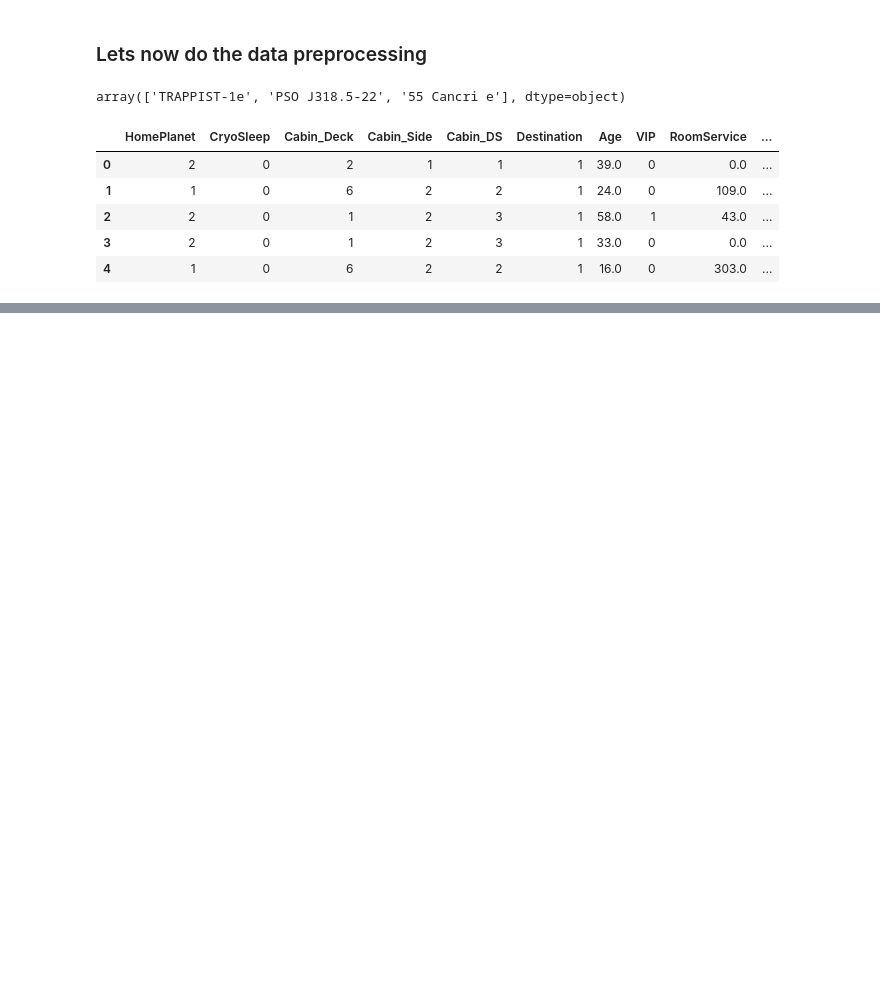
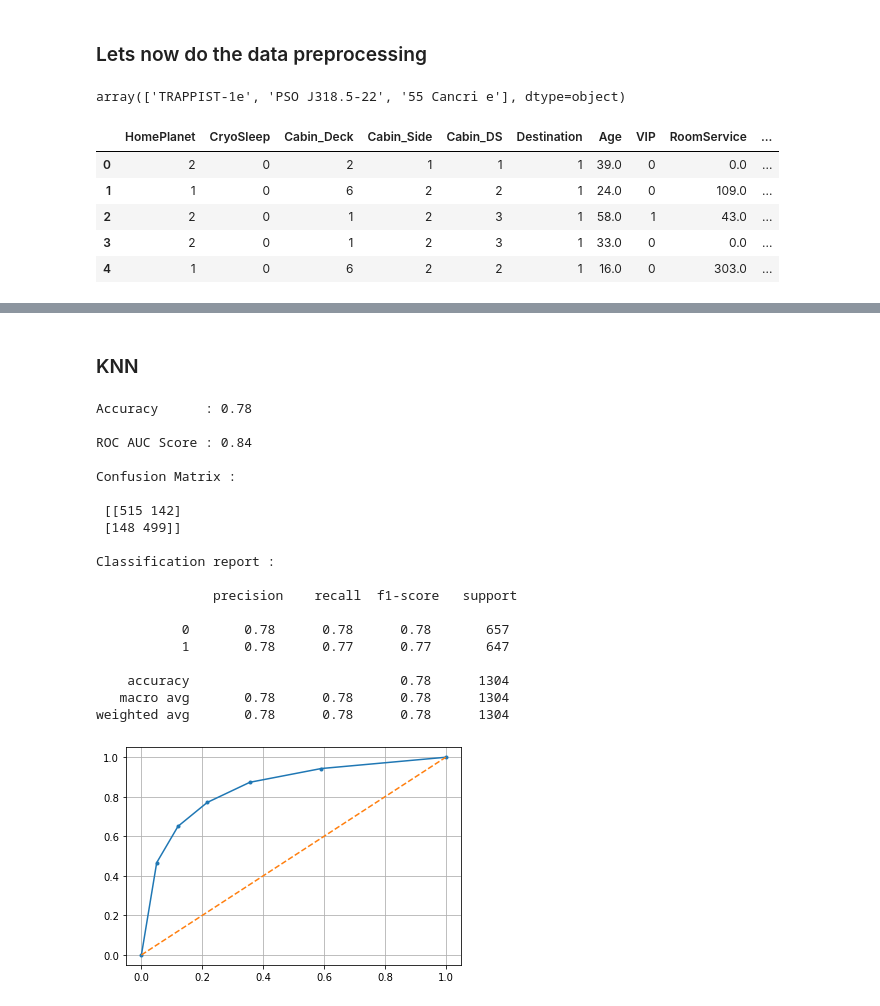
Before and after one commit to SharanKalyan/Spaceship-Titanic-Kaggle, a Jupyter notebook: 3_Machine_Learning.ipynb, the cells around one changed output, grey strips where cells are left out. Drawn from its saved outputs; the diff is of its cells as text; code cells hidden in the pictures; blank space fills up the shorter version.

```diff
--- a/3_Machine_Learning.ipynb
+++ b/3_Machine_Learning.ipynb
@@ -63,0 +156,41 @@ ml.head()
+# %% [markdown]
+### KNN
+# %%
+kn.fit(xtrain,ytrain)
+kn_test_pred = kn.predict(xtest)
+kn_test_pp = kn.predict_proba(xtest)
+kn_test_pp = kn_test_pp[:,1]
+kn_acc = accuracy_score(ytest,kn_test_pred)
+kn_cf = confusion_matrix(ytest,kn_test_pred)
+kn_cr = classification_report(ytest,kn_test_pred)
+kn_roc = roc_auc_score(ytest,kn_test_pp)
+print('\nAccuracy      :',round(kn_acc,2))
+print('\nROC AUC Score :',round(kn_roc,2))
+print('\nConfusion Matrix :\n\n',kn_cf)
+print('\nClassification report :\n\n',kn_cr)
+fpr,tpr,thres = roc_curve(ytest,kn_test_pp)
+plt.plot(fpr,tpr,marker='.')
+plt.plot([0,1],linestyle='--')
+plt.grid()
+plt.show()
+# %% [output]
+Accuracy      : 0.78
+
+ROC AUC Score : 0.84
+
+Confusion Matrix :
+
+ [[515 142]
+ [148 499]]
+
+Classification report :
+
+               precision    recall  f1-score   support
+
+           0       0.78      0.78      0.78       657
+           1       0.78      0.77      0.77       647
+
+    accuracy                           0.78      1304
+   macro avg       0.78      0.78      0.78      1304
+weighted avg       0.78      0.78      0.78      1304
+[figure, added]
```
Also changed, not shown: parts of 47 cells of this notebook.
